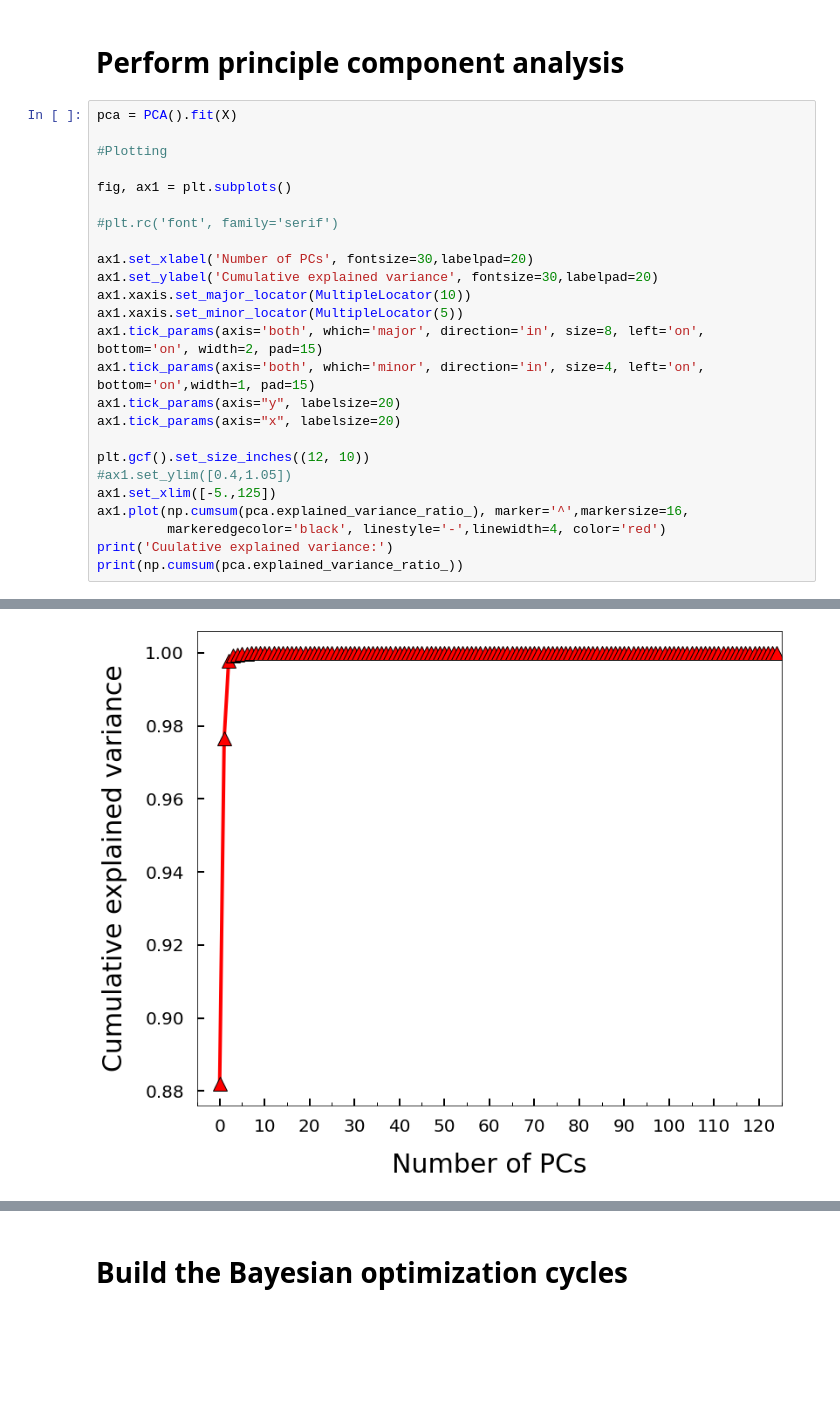
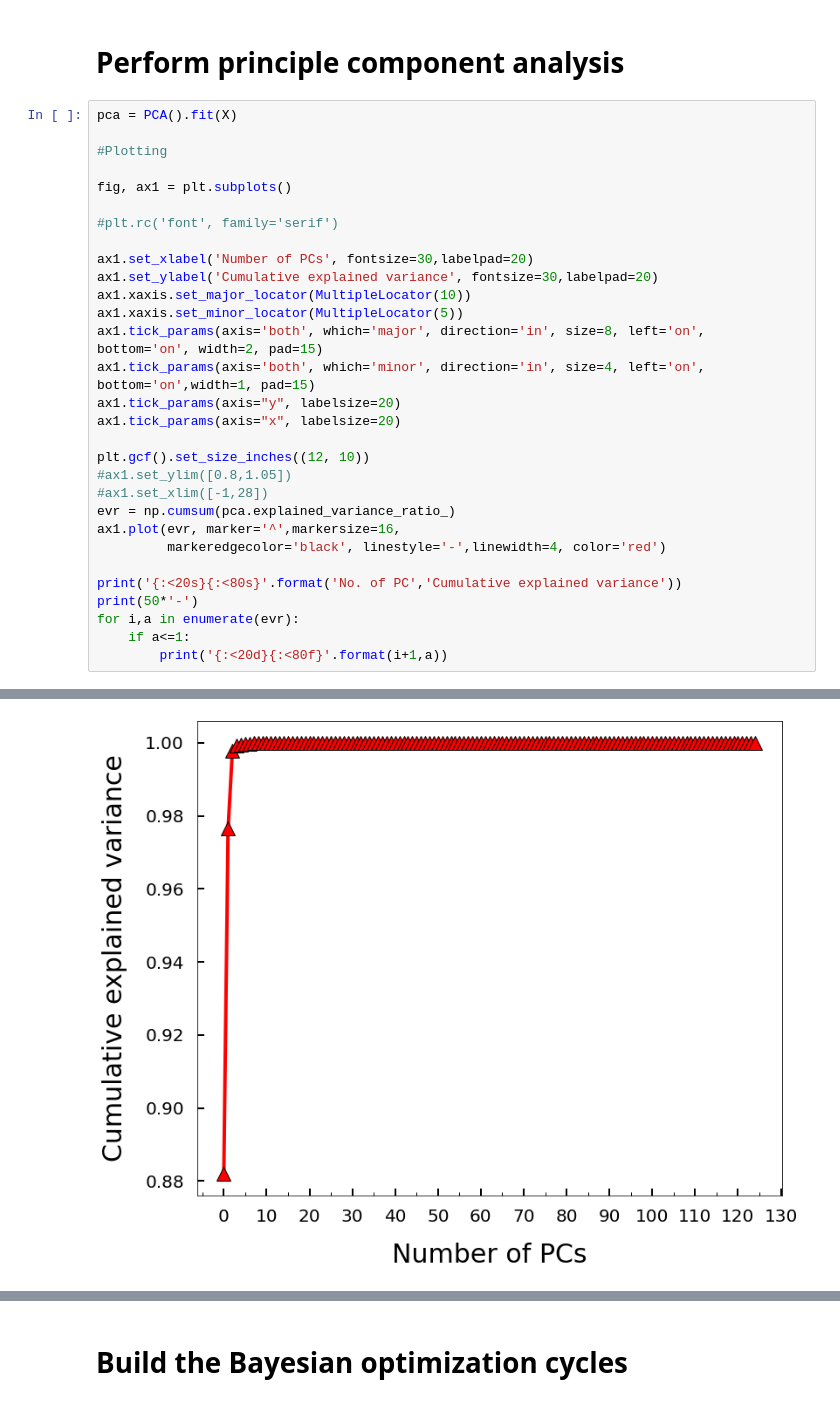
Before and after one commit to AIScienceTutorial/Bayesian-optimization---case-study, a Jupyter notebook: SMILES_BayesOpt.ipynb, the cells around one changed output, grey strips where cells are left out. Drawn from its saved outputs; the diff is of its cells as text; blank space fills up the shorter version.

```diff
--- a/SMILES_BayesOpt.ipynb
+++ b/SMILES_BayesOpt.ipynb
@@ -70,10 +69,15 @@ ax1.tick_params(axis="y", labelsize=20)
 ax1.tick_params(axis="x", labelsize=20)
 
 plt.gcf().set_size_inches((12, 10))
-#ax1.set_ylim([0.4,1.05])
-ax1.set_xlim([-5.,125])
-ax1.plot(np.cumsum(pca.explained_variance_ratio_), marker='^',markersize=16,
+#ax1.set_ylim([0.8,1.05])
+#ax1.set_xlim([-1,28])
+evr = np.cumsum(pca.explained_variance_ratio_)
+ax1.plot(evr, marker='^',markersize=16,
          markeredgecolor='black', linestyle='-',linewidth=4, color='red')
-print('Cuulative explained variance:')
-print(np.cumsum(pca.explained_variance_ratio_))
+
+print('{:<20s}{:<80s}'.format('No. of PC','Cumulative explained variance'))
+print(50*'-')
+for i,a in enumerate(evr):
+    if a<=1:
+        print('{:<20d}{:<80f}'.format(i+1,a))
 # %% [output]
@@ -97,4 +101,4 @@ Cuulative explained variance:
-[figure, old version]
+[figure, new version]
 # %%
 n_PC = 15  # Number of PCs used
 st = StandardScaler()
```
Also changed, not shown: parts of 27 cells of this notebook.
